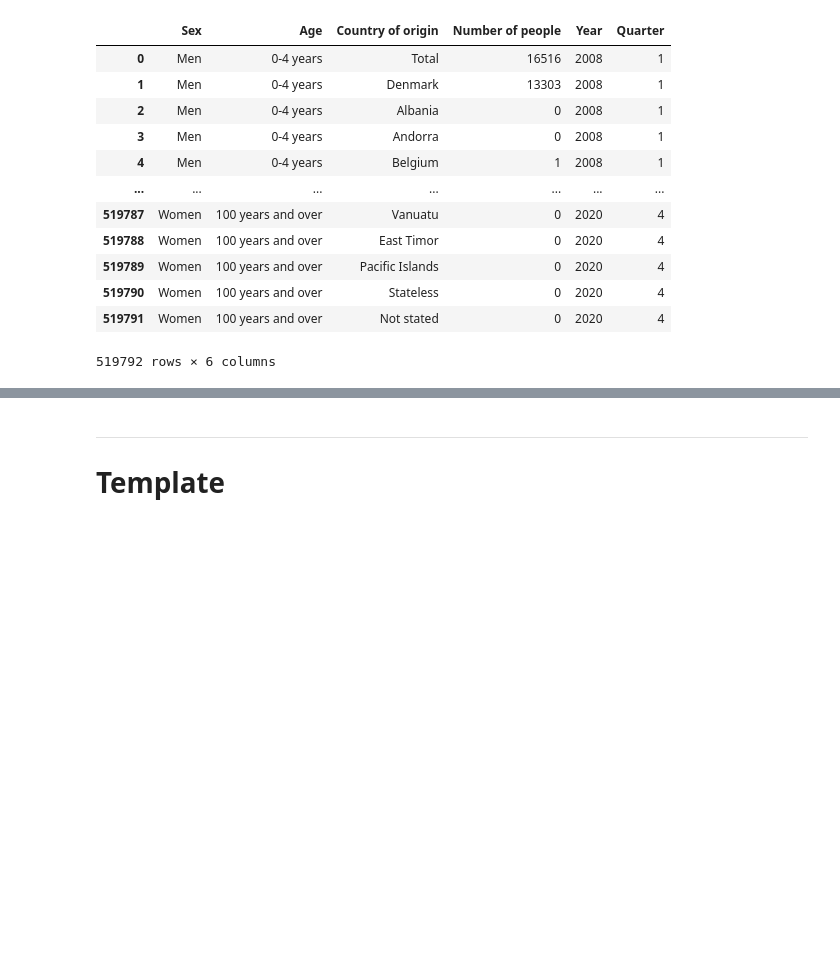
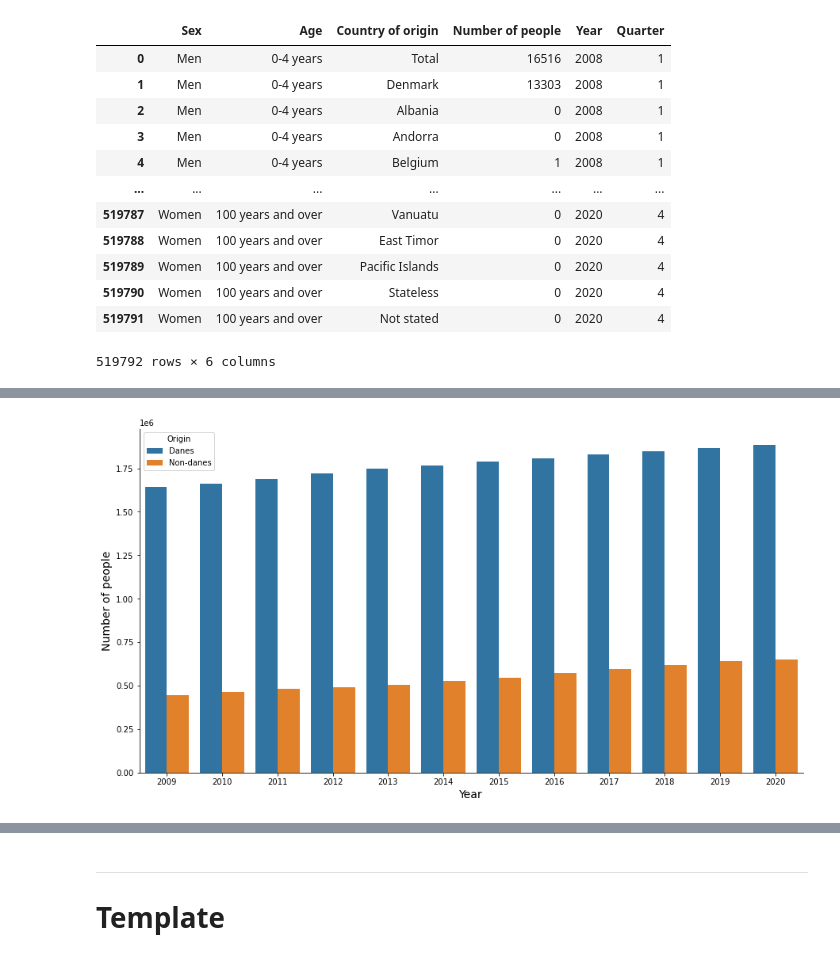
Before and after one commit to wojciechdk/social_data_analysis_and_visualization_final_project, a Jupyter notebook: preeliminary_analysis.ipynb, the cells around one changed output, grey strips where cells are left out. Cells and saved outputs as stored; diff of their text form; code cells hidden in the pictures; blank space fills up the shorter version.

```diff
--- a/preeliminary_analysis.ipynb
+++ b/preeliminary_analysis.ipynb
@@ -670,0 +923,19 @@ a.plot.bar()
+# %%
+# Create a figure for the plots.
+figure, axes = plt.subplots(figsize=(15, 8))
+
+# Create the barplot for each year.
+sns.barplot(data=(df_danes_vs_non_danes[['Danes', 'Non-danes']]
+                  .reset_index()
+                  .melt(id_vars='Year',
+                        var_name='Origin',
+                        value_name='Number of people')),
+            x='Year',
+            y='Number of people',
+            hue='Origin',
+            ax=axes)
+
+format_axes(axes)
+format_axes_annotation(axes)
+# %% [output]
+[figure, added]
```
Also changed, not shown: parts of 31 cells of this notebook.
